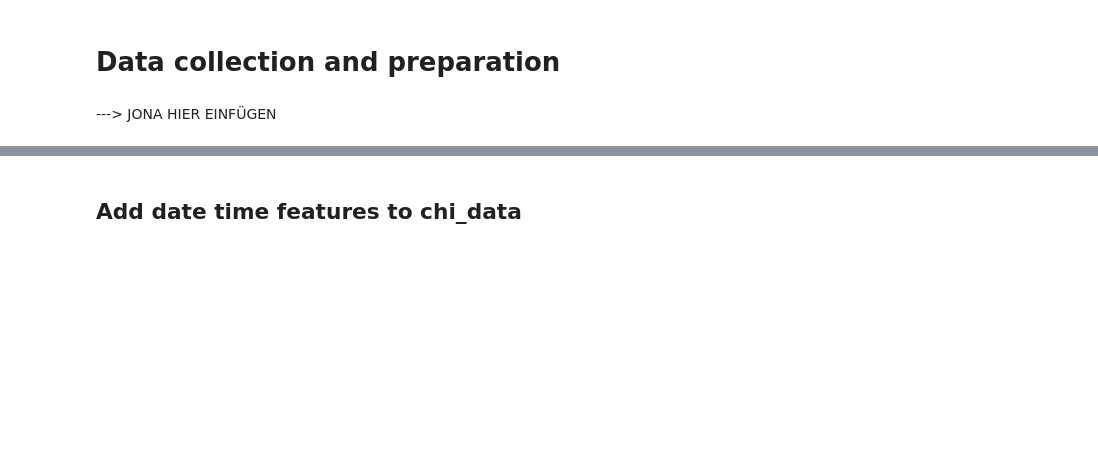
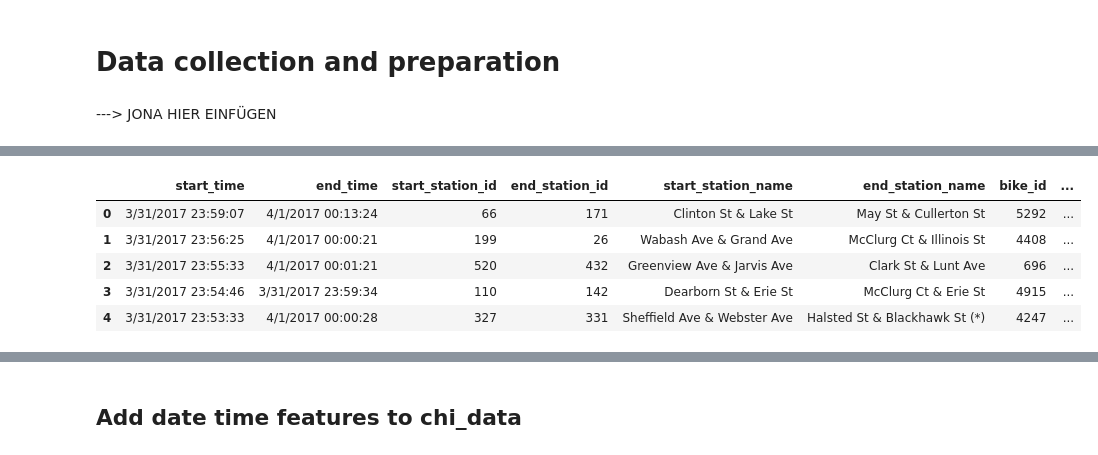
Before and after one commit to NeffIsBack/ThePredictors_DSML_Team_Assignment, a Jupyter notebook: Descriptive_Analytics.ipynb, the cells around one changed output, grey strips where cells are left out. Drawn from its saved outputs; the diff is of its cells as text; code cells hidden in the pictures; blank space fills up the shorter version.

```diff
--- a/Descriptive_Analytics.ipynb
+++ b/Descriptive_Analytics.ipynb
@@ -297,0 +66,10 @@ bad_ids = grouped_chi_trips_all[grouped_chi_trips_all['from_station_name']>1]
+# %%
+chi_data.head()
+#checking order of data
+# %% [output]
+|  | start_time | end_time | start_station_id | end_station_id | start_station_name | end_station_name | bike_id | ... |
+| 0 | 3/31/2017 23:59:07 | 4/1/2017 00:13:24 | 66 | 171 | Clinton St & Lake St | May St & Cullerton St | 5292 | ... |
+| 1 | 3/31/2017 23:56:25 | 4/1/2017 00:00:21 | 199 | 26 | Wabash Ave & Grand Ave | McClurg Ct & Illinois St | 4408 | ... |
+| 2 | 3/31/2017 23:55:33 | 4/1/2017 00:01:21 | 520 | 432 | Greenview Ave & Jarvis Ave | Clark St & Lunt Ave | 696 | ... |
+| 3 | 3/31/2017 23:54:46 | 3/31/2017 23:59:34 | 110 | 142 | Dearborn St & Erie St | McClurg Ct & Erie St | 4915 | ... |
+| 4 | 3/31/2017 23:53:33 | 4/1/2017 00:00:28 | 327 | 331 | Sheffield Ave & Webster Ave | Halsted St & Blackhawk St (*) | 4247 | ... |
```
Also changed, not shown: parts of 44 cells of this notebook.
